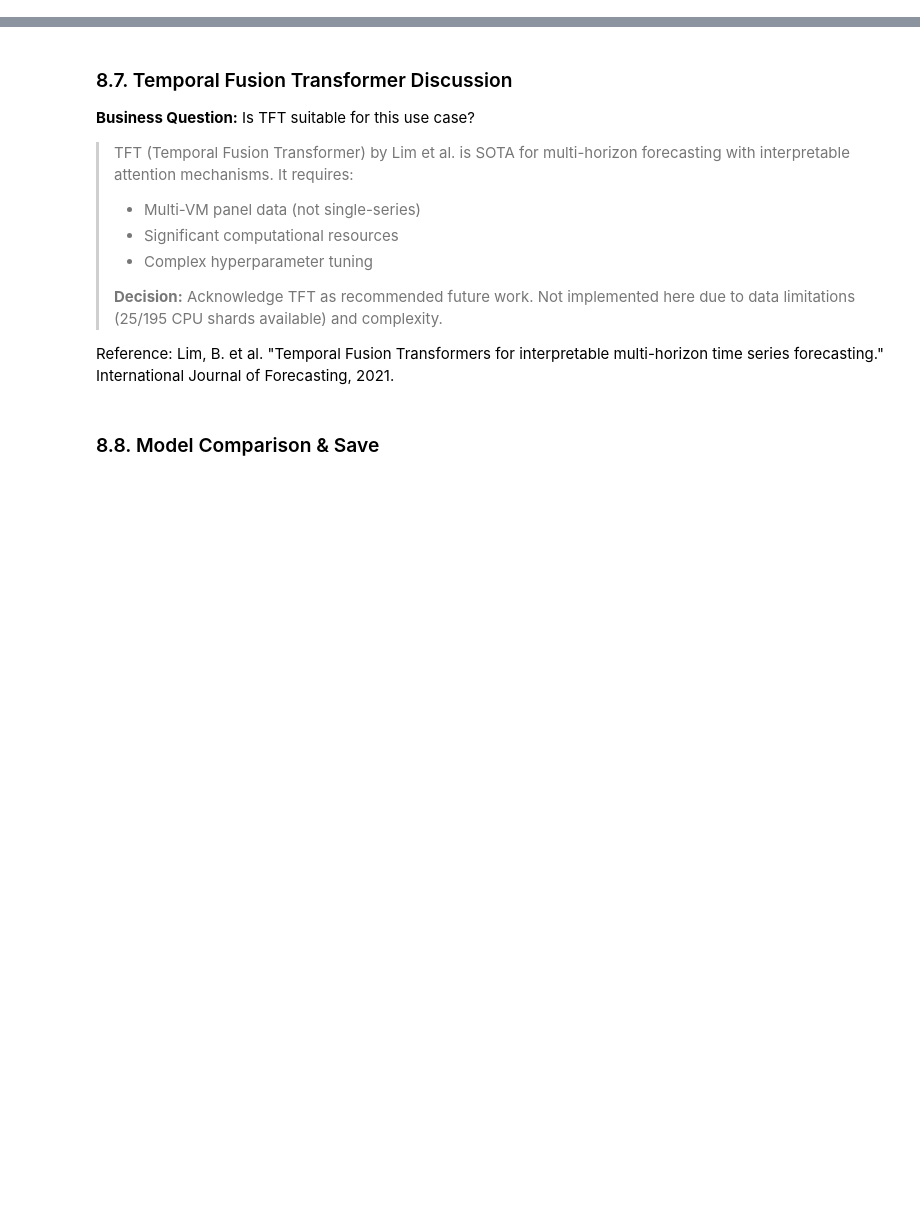
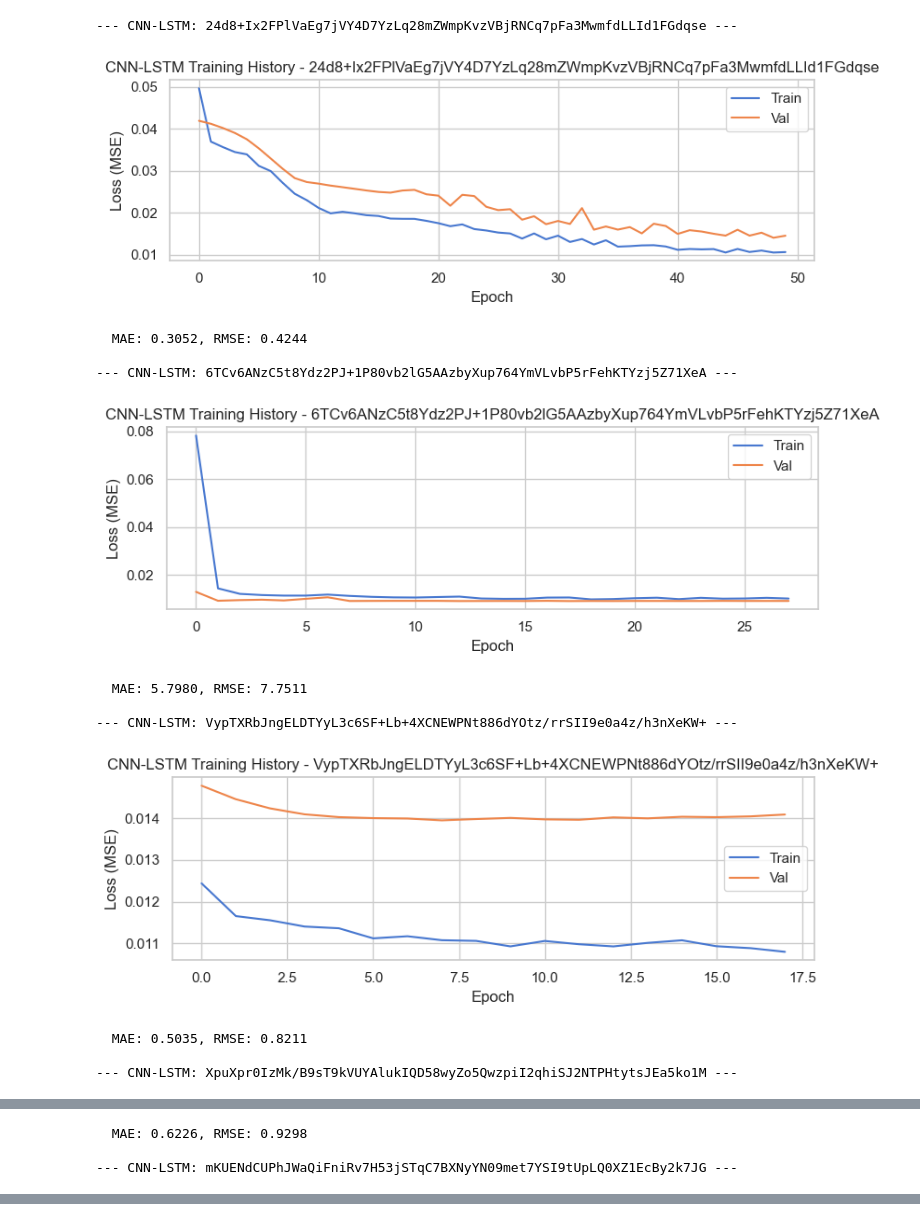
Before and after one commit to FajarLaksono/sembada-cloud, a Jupyter notebook: notebooks/03c_timeseries_forecasting.ipynb, the cells around one changed output, grey strips where cells are left out. Saved outputs shown, nothing was run; the diff lists cells and outputs as text; code cells hidden in the pictures; blank space fills up the shorter version.

```diff
--- a/notebooks/03c_timeseries_forecasting.ipynb
+++ b/notebooks/03c_timeseries_forecasting.ipynb
@@ -278,32 +406,60 @@ if TF_AVAILABLE:
 # %%
 if TF_AVAILABLE:
     for vm_id, data in all_seq.items():
         print(f'\n--- CNN-LSTM: {vm_id} ---')
         cnn_lstm = Sequential([
             Conv1D(filters=32, kernel_size=3, activation='relu', input_shape=(LOOKBACK, 1)),
             MaxPooling1D(pool_size=2),
             LSTM(32),
             Dropout(0.1),
             Dense(1)
         ])
         cnn_lstm.compile(optimizer=Adam(learning_rate=0.001), loss='mse', metrics=['mae'])
 
-        cnn_lstm.fit(
+        cnn_history = cnn_lstm.fit(
             data['X_train'], data['y_train'],
             validation_data=(data['X_val'], data['y_val']),
             epochs=50, batch_size=32,
-            callbacks=[EarlyStopping(patience=10, restore_best_weights=True), reduce_lr],
-            verbose=0
+            callbacks=[EarlyStopping(patience=10, restore_best_weights=True), ReduceLROnPlateau(patience=5, factor=0.5)],
+            verbose=0,
         )
+
+        # Plot training history
+        fig, ax = plt.subplots(figsize=(8, 3))
+        ax.plot(cnn_history.history['loss'], label='Train')
+        ax.plot(cnn_history.history['val_loss'], label='Val')
+        ax.set_title(f'CNN-LSTM Training History - {vm_id}')
+        ax.set_xlabel('Epoch')
+        ax.set_ylabel('Loss (MSE)')
+        ax.legend()
+        plt.tight_layout()
+        plt.show()
 
         cnn_pred_raw = data['scaler'].inverse_transform(cnn_lstm.predict(data['X_test'], verbose=0))
         y_test_raw = data['scaler'].inverse_transform(data['y_test'].reshape(-1, 1))
 
         metric = {
             'mae': mean_absolute_error(y_test_raw, cnn_pred_raw),
             'rmse': np.sqrt(mean_squared_error(y_test_raw, cnn_pred_raw)),
         }
         if 'CNN-LSTM' not in ts_results:
-            ts_results['CNN-LSTM'] = []
-        ts_results['CNN-LSTM'].append(metric)
+            ts_results['CNN-LSTM'] = {'mae_list': [], 'rmse_list': []}
+        ts_results['CNN-LSTM']['mae_list'].append(metric['mae'])
+        ts_results['CNN-LSTM']['rmse_list'].append(metric['rmse'])
         print(f'  MAE: {metric["mae"]:.4f}, RMSE: {metric["rmse"]:.4f}')
+
+print('Key Findings: CNN-LSTM hybrid captures both local patterns (CNN) and long-term dependencies (LSTM)')
+# %% [output]
+--- CNN-LSTM: 24d8+Ix2FPlVaEg7jVY4D7YzLq28mZWmpKvzVBjRNCq7pFa3MwmfdLLId1FGdqse ---
+[figure, added]
+  MAE: 0.3052, RMSE: 0.4244
+
+--- CNN-LSTM: 6TCv6ANzC5t8Ydz2PJ+1P80vb2lG5AAzbyXup764YmVLvbP5rFehKTYzj5Z71XeA ---
+[figure, added]
+  MAE: 5.7980, RMSE: 7.7511
+
+--- CNN-LSTM: VypTXRbJngELDTYyL3c6SF+Lb+4XCNEWPNt886dYOtz/rrSII9e0a4z/h3nXeKW+ ---
+[figure, added]
+  MAE: 0.5035, RMSE: 0.8211
+
+--- CNN-LSTM: XpuXpr0IzMk/B9sT9kVUYAlukIQD58wyZo5QwzpiI2qhiSJ2NTPHtytsJEa5ko1M ---
@@ -309,0 +467,3 @@ if TF_AVAILABLE:
+  MAE: 0.6226, RMSE: 0.9298
+
+--- CNN-LSTM: mKUENdCUPhJWaQiFniRv7H53jSTqC7BXNyYN09met7YSI9tUpLQ0XZ1EcBy2k7JG ---
@@ -310,15 +472,0 @@ if TF_AVAILABLE:
-# %% [markdown]
-### 8.7. Temporal Fusion Transformer Discussion
-
-**Business Question:** Is TFT suitable for this use case?
-
-> TFT (Temporal Fusion Transformer) by Lim et al. is SOTA for multi-horizon forecasting with interpretable attention mechanisms. It requires:
-> - Multi-VM panel data (not single-series)
-> - Significant computational resources
-> - Complex hyperparameter tuning
->
-> **Decision:** Acknowledge TFT as recommended future work. Not implemented here due to data limitations (25/195 CPU shards available) and complexity.
-
-Reference: Lim, B. et al. "Temporal Fusion Transformers for interpretable multi-horizon time series forecasting." International Journal of Forecasting, 2021.
-# %% [markdown]
-### 8.8. Model Comparison & Save
```
Also changed, not shown: parts of 27 cells of this notebook, 8 other files.
